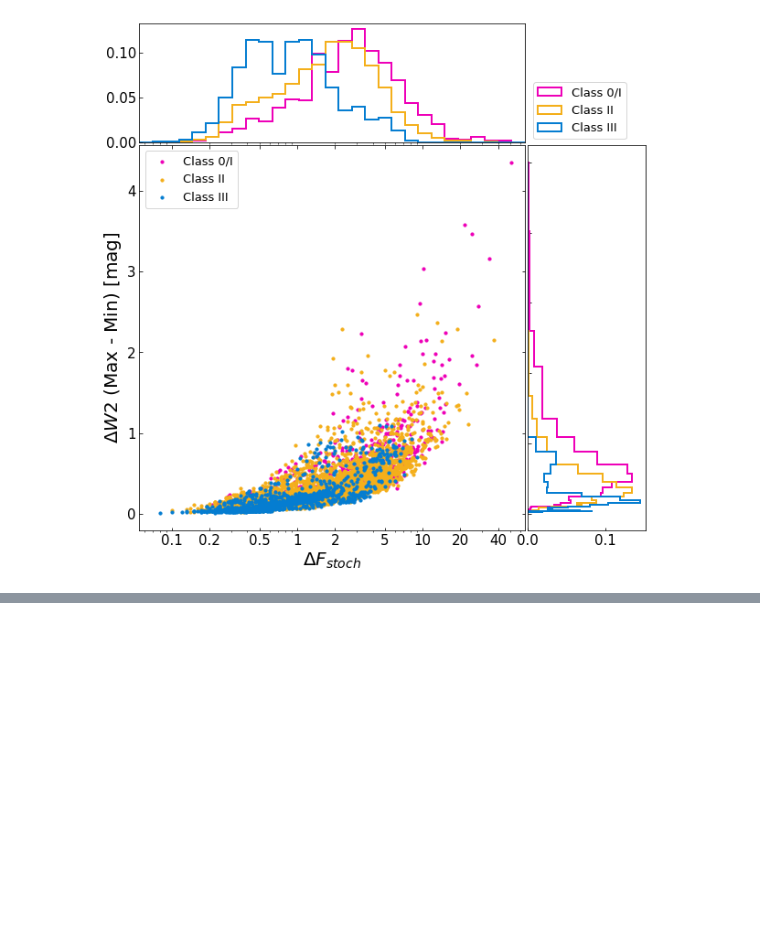
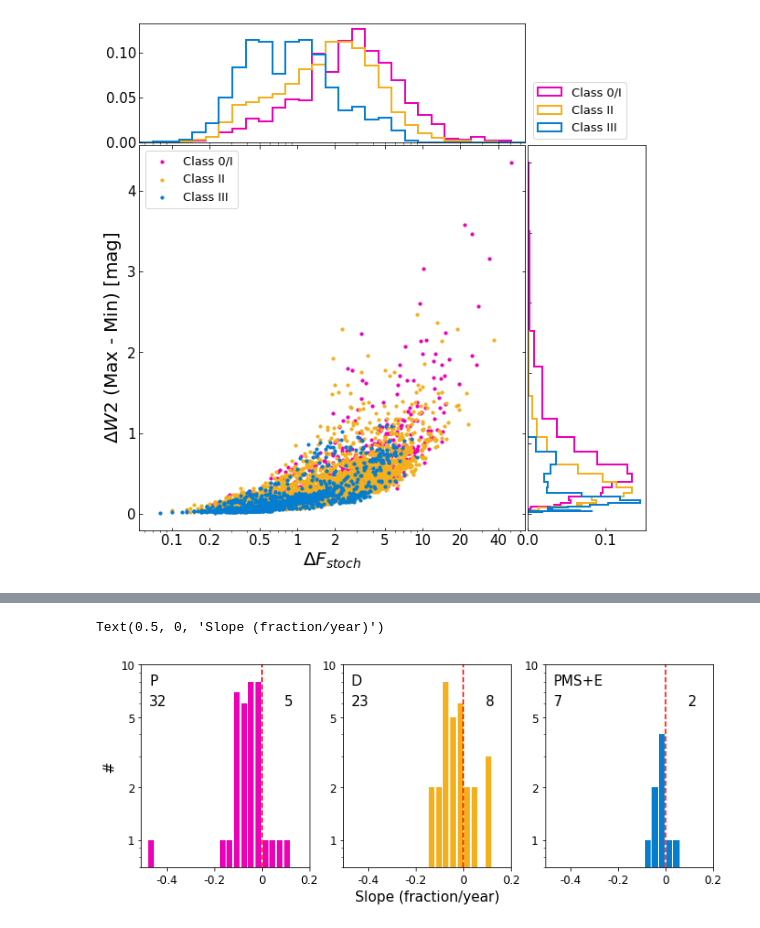
Before and after one commit to hoeen/WISE_YSO_variability_analysis, a Jupyter notebook: analysis_notebooks/WISE-YSO-analysis-3.ipynb, the cells around one changed output, grey strips where cells are left out. Saved outputs shown, nothing was run; the diff lists cells and outputs as text; code cells hidden in the pictures; blank space fills up the shorter version.

Commit message:
slope histogram created

```diff
--- a/analysis_notebooks/WISE-YSO-analysis-3.ipynb
+++ b/analysis_notebooks/WISE-YSO-analysis-3.ipynb
@@ -44,13 +45,11 @@ import numpy as np
 import pandas as pd
 import matplotlib.pyplot as plt
 import matplotlib.transforms as transforms
+from astropy.io import ascii
+
 
 # 배포한 데이터를 불러옵니다
-data = pd.read_csv(
-    'https://cfn-live-content-bucket-iop-org.s3.amazonaws.com/journals/0004-637X/920/2/132/revision2/apjac1745t7_mrt.txt?AWSAccessKeyId=AKIAYDKQL6LTV7YY2HIK&Expires=1662615037&Signature=4GDil3C3BtPTyw%2FWbWofmEi2jnk%3D',
-    skiprows=47, header=None, sep='\s+', index_col=0,
-    names=['Index', 'RAdeg','DEdeg','NW1','NW2',
-            'Class','SD/sigma','DeltaW2',
-            'FAP[LSP]','FAP[Lin]','Sec.Var','Stoch.Var',
-            'SlopeW2','Period','Frac.amp','Cloud']
-    )
+data = ascii.read("https://cfn-live-content-bucket-iop-org.s3.amazonaws.com/journals/0004-637X/920/2/132/revision2/apjac1745t7_mrt.txt?AWSAccessKeyId=AKIAYDKQL6LTV7YY2HIK&Expires=1662615037&Signature=4GDil3C3BtPTyw%2FWbWofmEi2jnk%3D")
+data_df = data.to_pandas()
+
+data_df.head()
@@ -67,7 +63,7 @@ data.head()
 # %%
-pr = data[data['Class'] == 'P']
-di = data[data['Class'] == 'D']
-ev = data[data['Class'] == 'PMS+E']
+pr = data_df[data_df['Class'] == 'P']
+di = data_df[data_df['Class'] == 'D']
+ev = data_df[data_df['Class'] == 'PMS+E']
 
 yso = [pr,di,ev]
 y_label = ['Class 0/I', 'Class II', 'Class III']
@@ -159,0 +151,41 @@ plt.show()
+# %%
+pr_lin = pr[(pr['Sec.Var'] == 'linear')]
+di_lin = di[(di['Sec.Var'] == 'linear')]
+ev_lin = ev[(ev['Sec.Var'] == 'linear')]
+
+yso_lin = [pr_lin, di_lin, ev_lin]
+y_label = ['P', 'D', 'PMS+E']
+y_color=['#ee00b8', '#f4af1b', '#057dd1']
+
+bins = np.arange(min(yso[0]['SlopeW2'].dropna()),max(yso[0]['SlopeW2'].dropna()),0.03)
+
+fig, ax = plt.subplots(1,3,figsize=(11,4))
+
+for i in range(3):
+    ax[i].hist(yso_lin[i]['SlopeW2'],
+              bins = bins,
+              color=y_color[i],
+              histtype='bar',
+              rwidth=0.8)
+    ax[i].set_yscale('log')
+    ax[i].set_ylim(0.7,10)
+    hist_ticks=np.array([1,2,5,10])
+    ax[i].set_yticks(hist_ticks)
+    ax[i].set_yticklabels(hist_ticks,size=12)
+
+    ax[i].set_xticks([-0.4,-0.2,0,0.2])
+    ax[i].set_xticklabels([-0.4,-0.2,0,0.2],size=12)
+
+    ax[i].text(0.05,0.9,y_label[i],transform=ax[i].transAxes,size=15)
+
+    #number
+    ax[i].text(0.05,0.8,len(yso_lin[i][yso_lin[i]['SlopeW2'] < 0]),transform=ax[i].transAxes,size=15)
+    ax[i].text(0.85,0.8,len(yso_lin[i][yso_lin[i]['SlopeW2'] > 0]),transform=ax[i].transAxes,size=15)
+
+    ax[i].axvline(0,color='red',linestyle='--')
+
+ax[0].set_ylabel('#', size=15)
+ax[1].set_xlabel('Slope (fraction/year)',size=15)
+# %% [output]
+Text(0.5, 0, 'Slope (fraction/year)')
+[figure, added]
```
Also changed, not shown: parts of 7 cells of this notebook.
